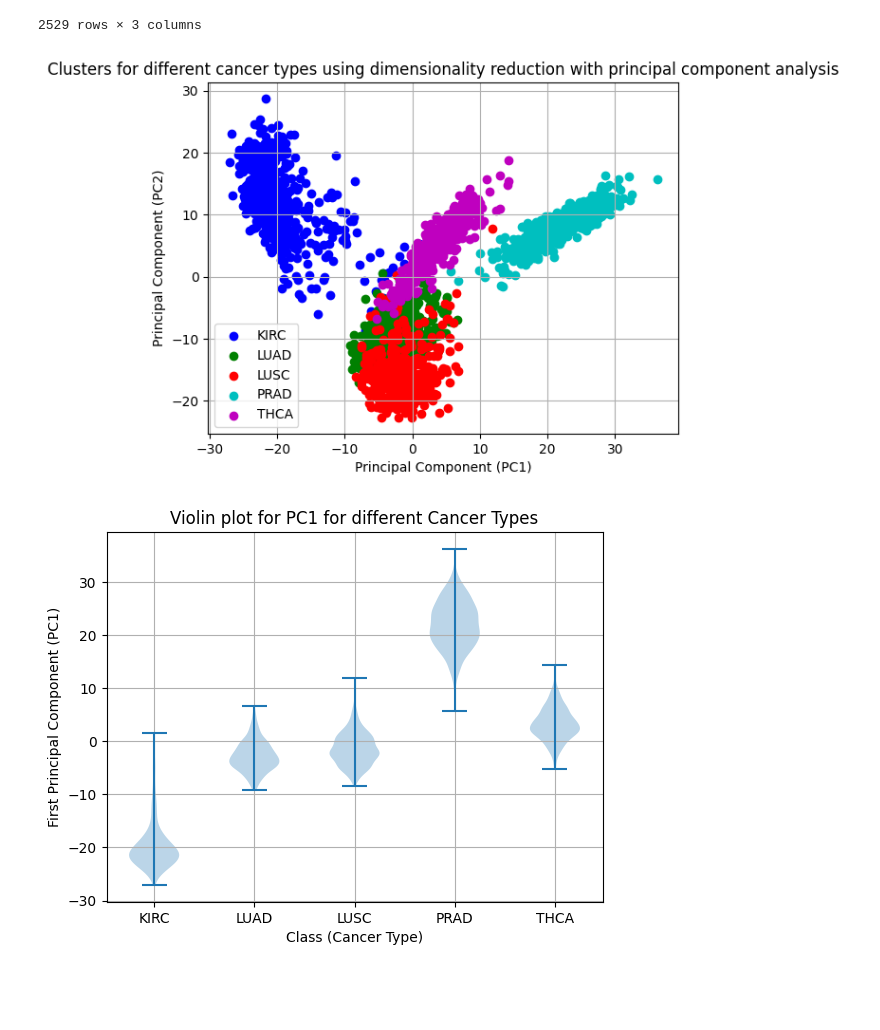
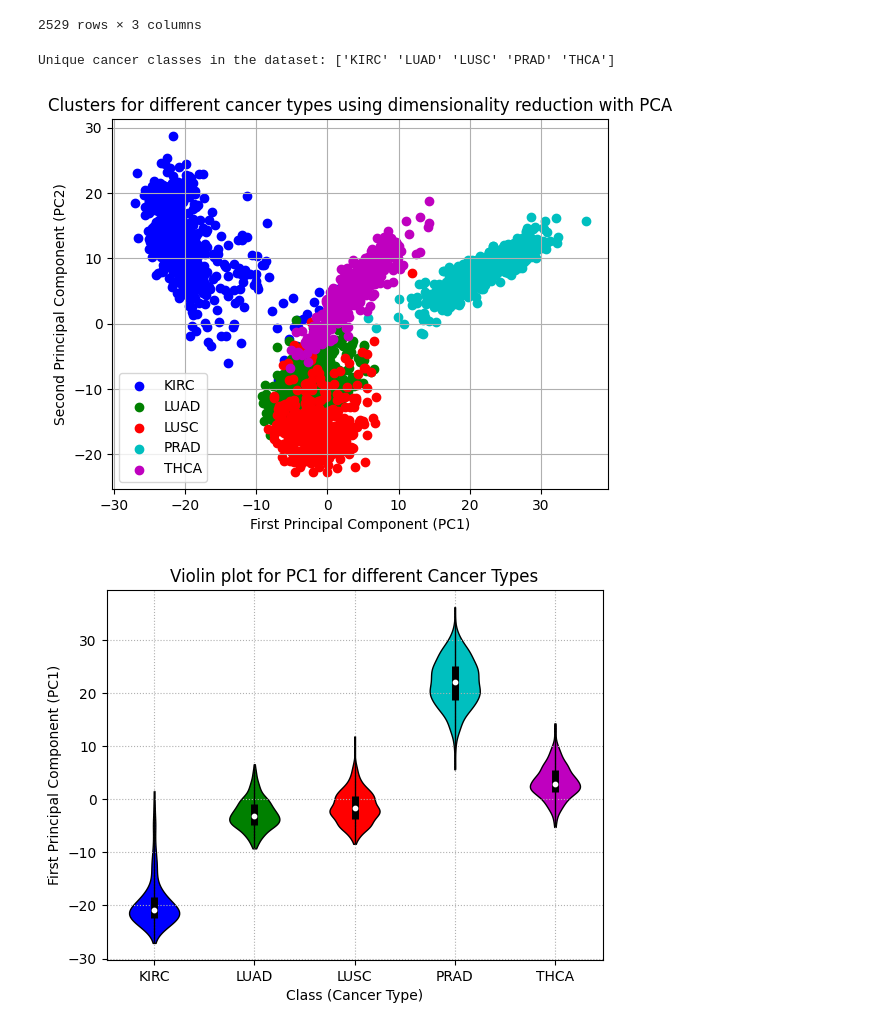
Before and after one commit to bkhyat/CAP-5610, a Jupyter notebook: hw1/HW1_code_Adhikari.ipynb, the cells around one changed output. Drawn from its saved outputs; the diff is of its cells as text; code cells hidden in the pictures; blank space fills up the shorter version.

Commit message:
Complete Coding part for HW1 in PCA and tSNE. Add plot snapshot PNG files.

```diff
--- a/hw1/HW1_code_Adhikari.ipynb
+++ b/hw1/HW1_code_Adhikari.ipynb
@@ -48,34 +50,71 @@ Variance Ratio: [0.14820917 0.10182702]
 | 2528 | 6.489701 | 9.307550 | THCA |
 2529 rows × 3 columns
 # %%
-# Create a scatter plot of the calculated principal components, grouping the data by class and using different colors to represent each of the class.
+# Create a scatter plot of the calculated principal components, grouping the data by class
+# and using different colors to represent each of the class.
 # Add necessary attributes to the matplot figure using such as title, and axes labels
 from matplotlib import pyplot as plt
 COLORS = ['b', 'g', 'r', 'c', 'm', 'y', 'k', 'w']
 unique_labels = data["Class"].unique()
+print("Unique cancer classes in the dataset:", unique_labels)
+fig, ax = plt.subplots()
 
-# plt.figure(figsize=(4, 6))
 for idx, (grp, values) in enumerate(reduced_data.groupby("Class")):
-    plt.scatter(values["PC1"], values["PC2"], label=grp, c=COLORS[idx])
+    ax.scatter(values["PC1"], values["PC2"], label=grp, c=COLORS[idx])
 # plt.scatter(reduced_data["PC1"], reduced_data["PC2"]) #, c=["r", "g", "b", "y", "w"])
-plt.xlabel("Principal Component (PC1)")
-plt.ylabel("Principal Component (PC2)")
-plt.title("Clusters for different cancer types using dimensionality reduction with principal component analysis")
-plt.legend()
-plt.grid()
+ax.set_xlabel("First Principal Component (PC1)")
+ax.set_ylabel("Second Principal Component (PC2)")
+ax.set_title("Clusters for different cancer types using dimensionality reduction with PCA")
+ax.legend()
+ax.grid(":")
 plt.show()
+fig.savefig("PCA-cluster.png")
 # %% [output]
+Unique cancer classes in the dataset: ['KIRC' 'LUAD' 'LUSC' 'PRAD' 'THCA']
-[figure, old version]
+[figure, new version]
 # %%
-# for idx, (label, grp) in enumerate(reduced_data.groupby("Class")):
-#     plt.violinplot(grp["PC1"])
-plt.violinplot([reduced_data.loc[reduced_data["Class"]==label, "PC1"] for label in unique_labels])
-plt.xticks(ticks=range(1, len(unique_labels)+1), labels=unique_labels)
-plt.title("Violin plot for PC1 for different Cancer Types")
-plt.ylabel("First Principal Component (PC1)")
-plt.xlabel("Class (Cancer Type)")
-plt.grid()
+# Create reusable functions to plot PC1, PC2, t-SNE1, and t-SNE2 as violin plot
+def get_data_five_points(data, label, value_col):
+    """
+    data: pd.DataFrame with at least two columns: Class, and str(value_col)
+    label: str, label value for Class column
+    vlaue_col: str, column of the data frame which needs to be evaluated
+    """
+    values = data.loc[data["Class"]==label, value_col]
+    values = values.sort_values()
+    q1, median, q3 = np.percentile(values, [25, 50, 75])
+
+    return values.values, values.min(), q1, median, q3, values.max()
+
+def get_violin_with_box_plot(ax, data, value_col):
+    """
+    ax: matplotlib axes object
+    data: pandas dataframe
+    value_col: The column that needs to be plotted
+    """
+    for idx, label in enumerate(unique_labels, 1):
+        values, minimum, q1, median, q3, maximum = get_data_five_points(data, label, value_col)
+        # Plot violin plot along with min, max, q1, q3, and median
+        parts = ax.violinplot(values, positions=[idx], showextrema=False)
+        ax.scatter(idx, median,color='white', s=10, zorder=30)
+        ax.vlines(idx, q1, q3, color='k', linestyle='-', lw=5)
+        ax.vlines(idx, minimum, maximum, color='k', linestyle='-', lw=1)
+
+        for pc in parts['bodies']:
+            pc.set_facecolor(COLORS[idx-1])
+            pc.set_edgecolor('black')
+            pc.set_alpha(1)
+
+    ax.set_xticks(ticks=range(1, len(unique_labels)+1), labels=unique_labels)
+    ax.set_xlabel("Class (Cancer Type)")
+    ax.grid(linestyle=":")
+
+fig, ax = plt.subplots()
+get_violin_with_box_plot(ax, reduced_data, "PC1")
+ax.set_title("Violin plot for PC1 for different Cancer Types")
+ax.set_ylabel("First Principal Component (PC1)")
 plt.show()
+fig.savefig("PC1-violin.png")
 # %% [output]
-[figure, old version]
+[figure, new version]
 # %%
```
Also changed, not shown: parts of 7 cells of this notebook, 6 other files.
